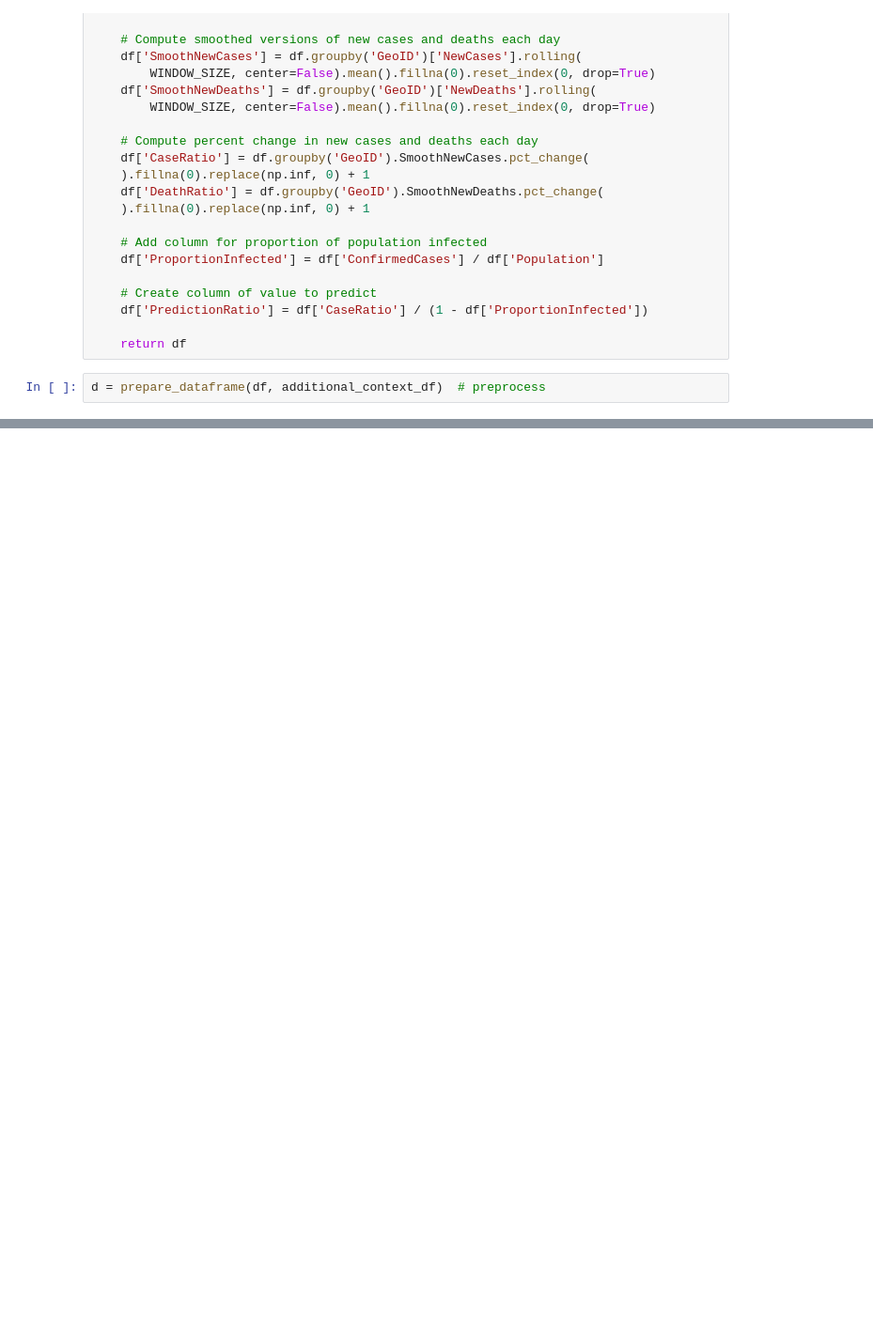
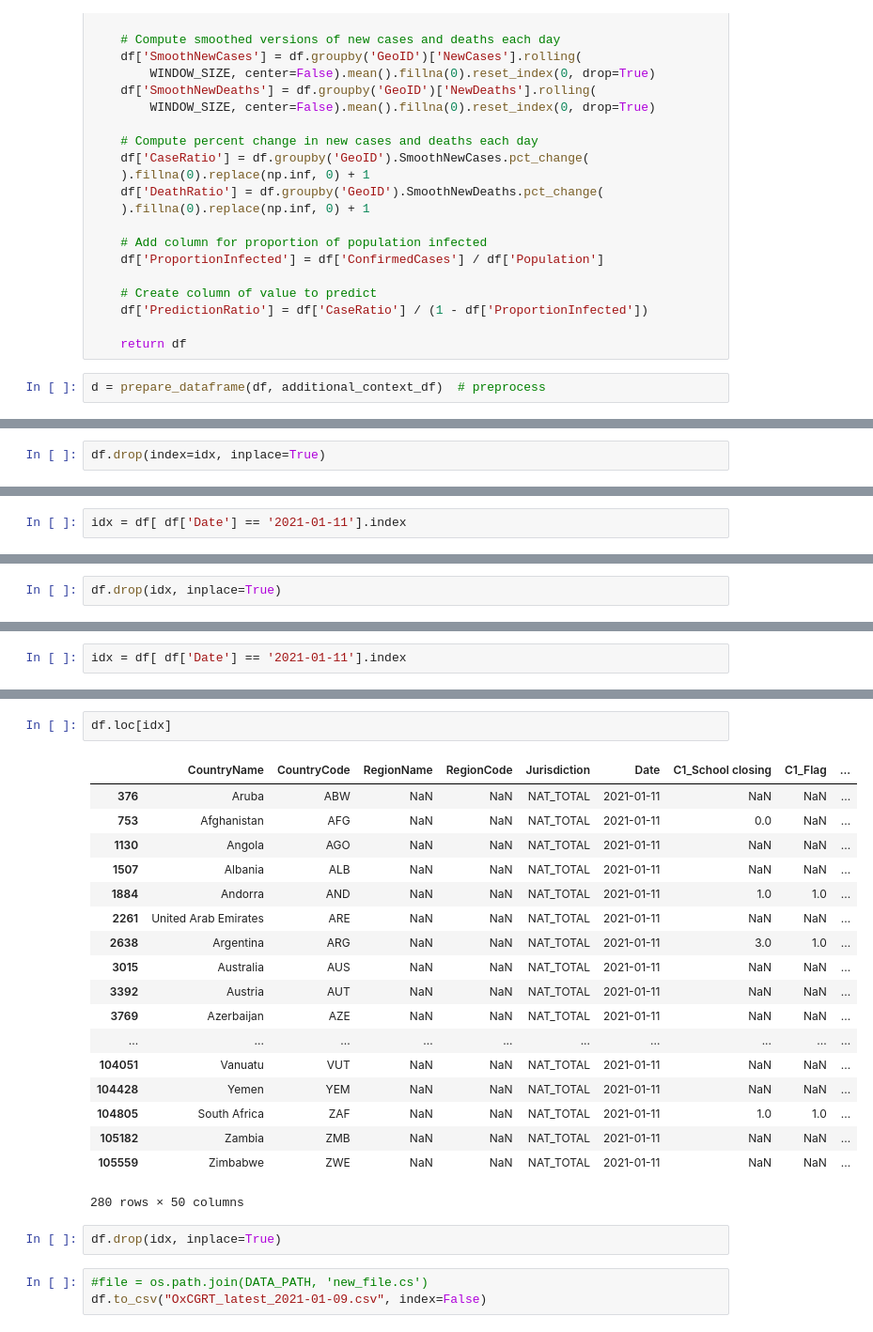
Before and after one commit to bradyneal/covid-xprize-comp, a Jupyter notebook: ongoing/prescriptors/update_data.ipynb, the cells around one changed output, grey strips where cells are left out. Shown at 94% size. Drawn from its saved outputs; the diff is of its cells as text; blank space fills up the shorter version.

```diff
--- a/ongoing/prescriptors/update_data.ipynb
+++ b/ongoing/prescriptors/update_data.ipynb
@@ -211,0 +239,2 @@ Timestamp('2021-01-31 00:00:00')
+# %%
+df.drop(index=idx, inplace=True)
@@ -211,0 +243,2 @@ Timestamp('2021-01-31 00:00:00')
+# %%
+idx = df[ df['Date'] == '2021-01-11'].index
@@ -211,0 +249,2 @@ Timestamp('2021-01-31 00:00:00')
+# %%
+df.drop(idx, inplace=True)
@@ -211,0 +269,2 @@ Timestamp('2021-01-31 00:00:00')
+# %%
+idx = df[ df['Date'] == '2021-01-11'].index
@@ -211,0 +280,26 @@ Timestamp('2021-01-31 00:00:00')
+# %%
+df.loc[idx]
+# %% [output]
+|  | CountryName | CountryCode | RegionName | RegionCode | Jurisdiction | Date | C1_School closing | C1_Flag | ... |
+| 376 | Aruba | ABW | NaN | NaN | NAT_TOTAL | 2021-01-11 | NaN | NaN | ... |
+| 753 | Afghanistan | AFG | NaN | NaN | NAT_TOTAL | 2021-01-11 | 0.0 | NaN | ... |
+| 1130 | Angola | AGO | NaN | NaN | NAT_TOTAL | 2021-01-11 | NaN | NaN | ... |
+| 1507 | Albania | ALB | NaN | NaN | NAT_TOTAL | 2021-01-11 | NaN | NaN | ... |
+| 1884 | Andorra | AND | NaN | NaN | NAT_TOTAL | 2021-01-11 | 1.0 | 1.0 | ... |
+| 2261 | United Arab Emirates | ARE | NaN | NaN | NAT_TOTAL | 2021-01-11 | NaN | NaN | ... |
+| 2638 | Argentina | ARG | NaN | NaN | NAT_TOTAL | 2021-01-11 | 3.0 | 1.0 | ... |
+| 3015 | Australia | AUS | NaN | NaN | NAT_TOTAL | 2021-01-11 | NaN | NaN | ... |
+| 3392 | Austria | AUT | NaN | NaN | NAT_TOTAL | 2021-01-11 | NaN | NaN | ... |
+| 3769 | Azerbaijan | AZE | NaN | NaN | NAT_TOTAL | 2021-01-11 | NaN | NaN | ... |
+| ... | ... | ... | ... | ... | ... | ... | ... | ... | ... |
+| 104051 | Vanuatu | VUT | NaN | NaN | NAT_TOTAL | 2021-01-11 | NaN | NaN | ... |
+| 104428 | Yemen | YEM | NaN | NaN | NAT_TOTAL | 2021-01-11 | NaN | NaN | ... |
+| 104805 | South Africa | ZAF | NaN | NaN | NAT_TOTAL | 2021-01-11 | 1.0 | 1.0 | ... |
+| 105182 | Zambia | ZMB | NaN | NaN | NAT_TOTAL | 2021-01-11 | NaN | NaN | ... |
+| 105559 | Zimbabwe | ZWE | NaN | NaN | NAT_TOTAL | 2021-01-11 | NaN | NaN | ... |
+280 rows × 50 columns
+# %%
+df.drop(idx, inplace=True)
+# %%
+#file = os.path.join(DATA_PATH, 'new_file.cs')
+df.to_csv("OxCGRT_latest_2021-01-09.csv", index=False)
```
Also changed, not shown: parts of 13 cells of this notebook.
